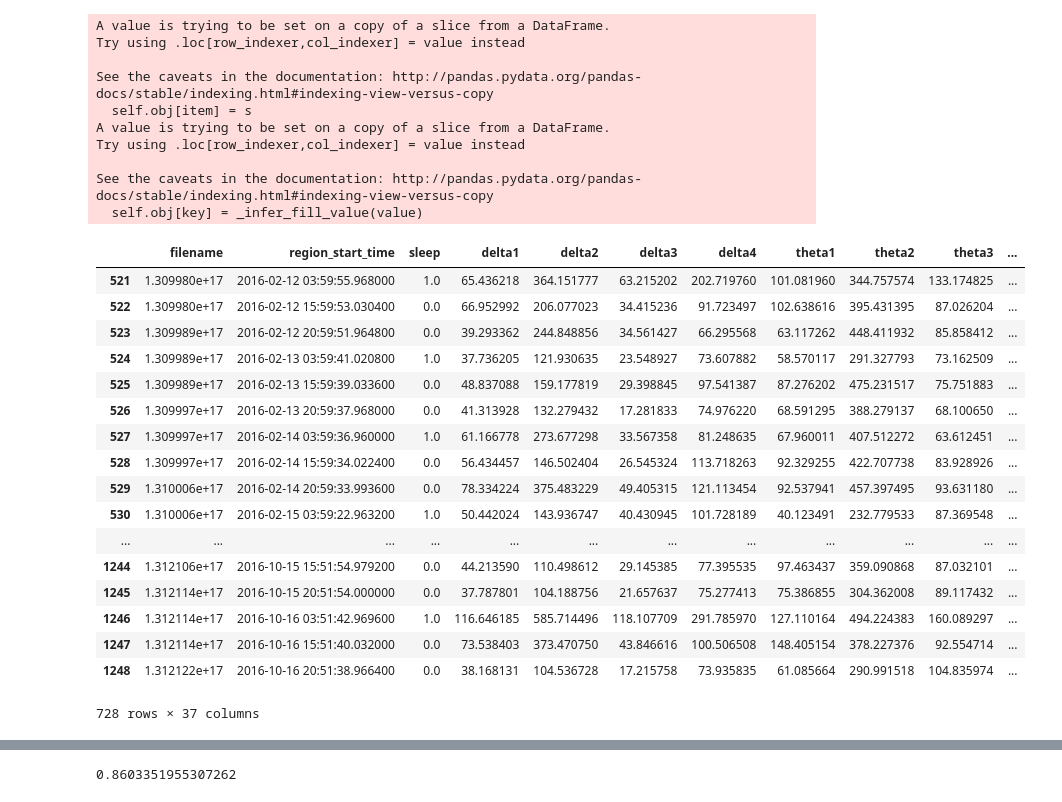
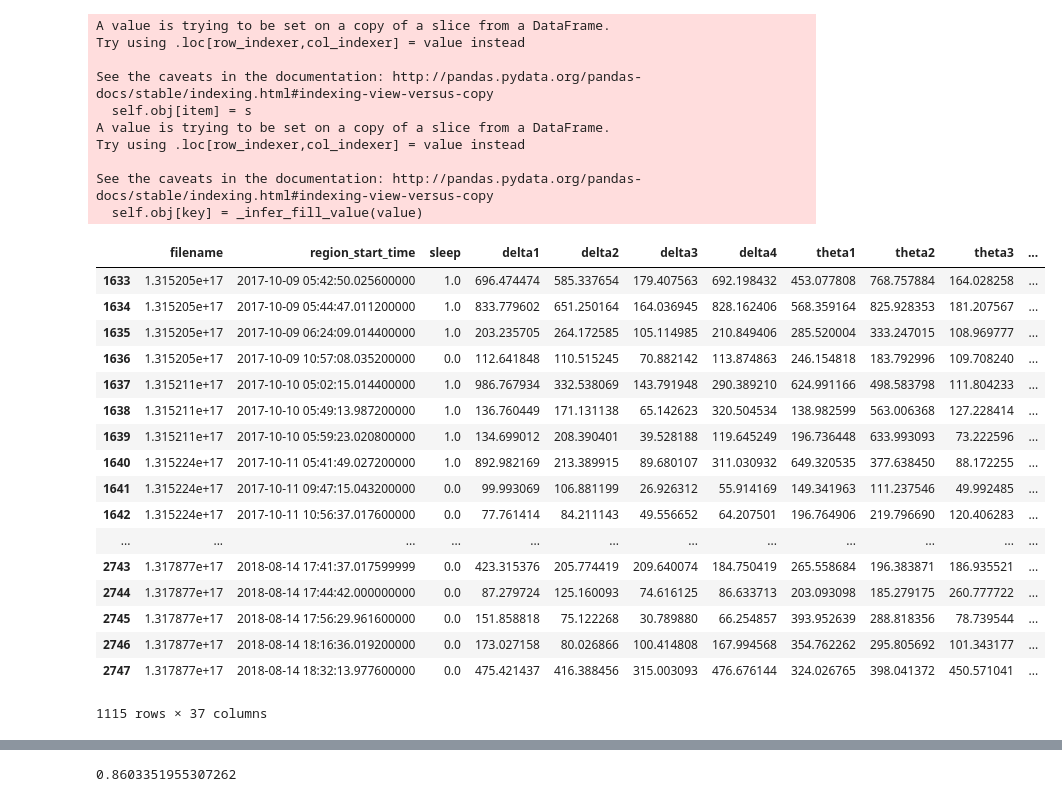
Before and after one commit to sdot08/Optimization-of-Responsive-Neurostimulation-RNS-Therapy-through-Data-Mining-Approaches, a Jupyter notebook: src/ML part.ipynb, the cells around one changed output, grey strips where cells are left out. Saved outputs shown, nothing was run; the diff lists cells and outputs as text; code cells hidden in the pictures.

```diff
--- a/src/ML part.ipynb
+++ b/src/ML part.ipynb
@@ -63,28 +63,33 @@ col_rs = hp.col_rs
 col_es = hp.col_es
 col_le = hp.col_le
 
-p231, p222_1, p222_2, p222_3 = pickle.load(open(hp.prepath_pat + "231.p", "rb" )),pickle.load(open(hp.prepath_pat + "222_1.p", "rb" )), pickle.load(open(hp.prepath_pat + "222_2.p", "rb" )), pickle.load(open(hp.prepath_pat + "222_3.p", "rb" ))
+p231, p222_1, p222_2, p222_3, p229 = \
+pickle.load(open(hp.prepath_pat + "231.p", "rb" )),\
+pickle.load(open(hp.prepath_pat + "222_1.p", "rb" )), \
+pickle.load(open(hp.prepath_pat + "222_2.p", "rb" )), \
+pickle.load(open(hp.prepath_pat + "222_3.p", "rb" )),\
+pickle.load(open(hp.prepath_pat + "229.p", "rb" ))
 # %%
-p222_1.features
+p229.features
 # %% [output]
 |  | filename | region_start_time | sleep | delta1 | delta2 | delta3 | delta4 | theta1 | theta2 | theta3 | ... |
-| 521 | 1.309980e+17 | 2016-02-12 03:59:55.968000 | 1.0 | 65.436218 | 364.151777 | 63.215202 | 202.719760 | 101.081960 | 344.757574 | 133.174825 | ... |
-| 522 | 1.309980e+17 | 2016-02-12 15:59:53.030400 | 0.0 | 66.952992 | 206.077023 | 34.415236 | 91.723497 | 102.638616 | 395.431395 | 87.026204 | ... |
-| 523 | 1.309989e+17 | 2016-02-12 20:59:51.964800 | 0.0 | 39.293362 | 244.848856 | 34.561427 | 66.295568 | 63.117262 | 448.411932 | 85.858412 | ... |
-| 524 | 1.309989e+17 | 2016-02-13 03:59:41.020800 | 1.0 | 37.736205 | 121.930635 | 23.548927 | 73.607882 | 58.570117 | 291.327793 | 73.162509 | ... |
-| 525 | 1.309989e+17 | 2016-02-13 15:59:39.033600 | 0.0 | 48.837088 | 159.177819 | 29.398845 | 97.541387 | 87.276202 | 475.231517 | 75.751883 | ... |
-| 526 | 1.309997e+17 | 2016-02-13 20:59:37.968000 | 0.0 | 41.313928 | 132.279432 | 17.281833 | 74.976220 | 68.591295 | 388.279137 | 68.100650 | ... |
-| 527 | 1.309997e+17 | 2016-02-14 03:59:36.960000 | 1.0 | 61.166778 | 273.677298 | 33.567358 | 81.248635 | 67.960011 | 407.512272 | 63.612451 | ... |
-| 528 | 1.309997e+17 | 2016-02-14 15:59:34.022400 | 0.0 | 56.434457 | 146.502404 | 26.545324 | 113.718263 | 92.329255 | 422.707738 | 83.928926 | ... |
-| 529 | 1.310006e+17 | 2016-02-14 20:59:33.993600 | 0.0 | 78.334224 | 375.483229 | 49.405315 | 121.113454 | 92.537941 | 457.397495 | 93.631180 | ... |
-| 530 | 1.310006e+17 | 2016-02-15 03:59:22.963200 | 1.0 | 50.442024 | 143.936747 | 40.430945 | 101.728189 | 40.123491 | 232.779533 | 87.369548 | ... |
+| 1633 | 1.315205e+17 | 2017-10-09 05:42:50.025600000 | 1.0 | 696.474474 | 585.337654 | 179.407563 | 692.198432 | 453.077808 | 768.757884 | 164.028258 | ... |
+| 1634 | 1.315205e+17 | 2017-10-09 05:44:47.011200000 | 1.0 | 833.779602 | 651.250164 | 164.036945 | 828.162406 | 568.359164 | 825.928353 | 181.207567 | ... |
+| 1635 | 1.315205e+17 | 2017-10-09 06:24:09.014400000 | 1.0 | 203.235705 | 264.172585 | 105.114985 | 210.849406 | 285.520004 | 333.247015 | 108.969777 | ... |
+| 1636 | 1.315205e+17 | 2017-10-09 10:57:08.035200000 | 0.0 | 112.641848 | 110.515245 | 70.882142 | 113.874863 | 246.154818 | 183.792996 | 109.708240 | ... |
+| 1637 | 1.315211e+17 | 2017-10-10 05:02:15.014400000 | 1.0 | 986.767934 | 332.538069 | 143.791948 | 290.389210 | 624.991166 | 498.583798 | 111.804233 | ... |
+| 1638 | 1.315211e+17 | 2017-10-10 05:49:13.987200000 | 1.0 | 136.760449 | 171.131138 | 65.142623 | 320.504534 | 138.982599 | 563.006368 | 127.228414 | ... |
+| 1639 | 1.315211e+17 | 2017-10-10 05:59:23.020800000 | 1.0 | 134.699012 | 208.390401 | 39.528188 | 119.645249 | 196.736448 | 633.993093 | 73.222596 | ... |
+| 1640 | 1.315224e+17 | 2017-10-11 05:41:49.027200000 | 1.0 | 892.982169 | 213.389915 | 89.680107 | 311.030932 | 649.320535 | 377.638450 | 88.172255 | ... |
+| 1641 | 1.315224e+17 | 2017-10-11 09:47:15.043200000 | 0.0 | 99.993069 | 106.881199 | 26.926312 | 55.914169 | 149.341963 | 111.237546 | 49.992485 | ... |
+| 1642 | 1.315224e+17 | 2017-10-11 10:56:37.017600000 | 0.0 | 77.761414 | 84.211143 | 49.556652 | 64.207501 | 196.764906 | 219.796690 | 120.406283 | ... |
 | ... | ... | ... | ... | ... | ... | ... | ... | ... | ... | ... | ... |
-| 1244 | 1.312106e+17 | 2016-10-15 15:51:54.979200 | 0.0 | 44.213590 | 110.498612 | 29.145385 | 77.395535 | 97.463437 | 359.090868 | 87.032101 | ... |
-| 1245 | 1.312114e+17 | 2016-10-15 20:51:54.000000 | 0.0 | 37.787801 | 104.188756 | 21.657637 | 75.277413 | 75.386855 | 304.362008 | 89.117432 | ... |
-| 1246 | 1.312114e+17 | 2016-10-16 03:51:42.969600 | 1.0 | 116.646185 | 585.714496 | 118.107709 | 291.785970 | 127.110164 | 494.224383 | 160.089297 | ... |
-| 1247 | 1.312114e+17 | 2016-10-16 15:51:40.032000 | 0.0 | 73.538403 | 373.470750 | 43.846616 | 100.506508 | 148.405154 | 378.227376 | 92.554714 | ... |
-| 1248 | 1.312122e+17 | 2016-10-16 20:51:38.966400 | 0.0 | 38.168131 | 104.536728 | 17.215758 | 73.935835 | 61.085664 | 290.991518 | 104.835974 | ... |
+| 2743 | 1.317877e+17 | 2018-08-14 17:41:37.017599999 | 0.0 | 423.315376 | 205.774419 | 209.640074 | 184.750419 | 265.558684 | 196.383871 | 186.935521 | ... |
+| 2744 | 1.317877e+17 | 2018-08-14 17:44:42.000000000 | 0.0 | 87.279724 | 125.160093 | 74.616125 | 86.633713 | 203.093098 | 185.279175 | 260.777722 | ... |
+| 2745 | 1.317877e+17 | 2018-08-14 17:56:29.961600000 | 0.0 | 151.858818 | 75.122268 | 30.789880 | 66.254857 | 393.952639 | 288.818356 | 78.739544 | ... |
+| 2746 | 1.317877e+17 | 2018-08-14 18:16:36.019200000 | 0.0 | 173.027158 | 80.026866 | 100.414808 | 167.994568 | 354.762262 | 295.805692 | 101.343177 | ... |
+| 2747 | 1.317877e+17 | 2018-08-14 18:32:13.977600000 | 0.0 | 475.421437 | 416.388456 | 315.003093 | 476.676144 | 324.026765 | 398.041372 | 450.571041 | ... |
-728 rows × 37 columns
+1115 rows × 37 columns
 # %%
 def parameter_tuning(pat, X_train, X_test, y_train, y_test, classifier, C_range_num = 30, if_save = 0,
                      nfold = 10, if_show = 1):
```
Also changed, not shown: parts of 7 cells of this notebook, 23 other files.
